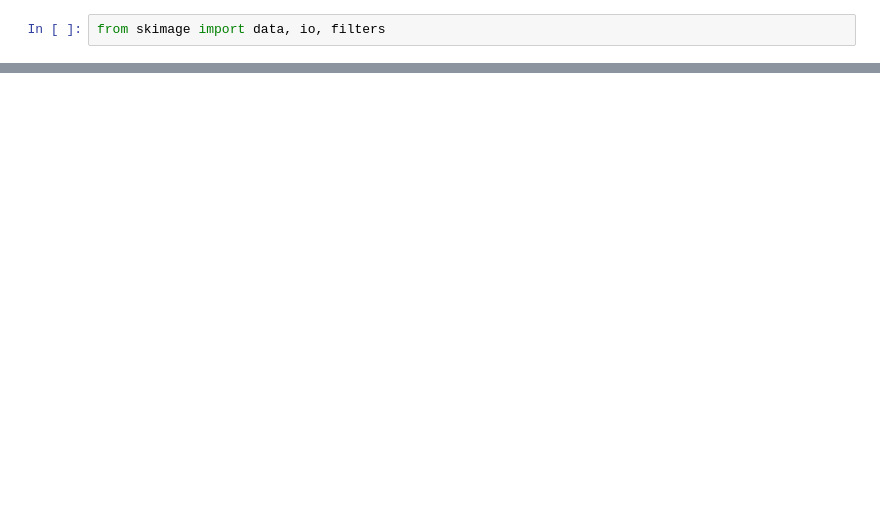
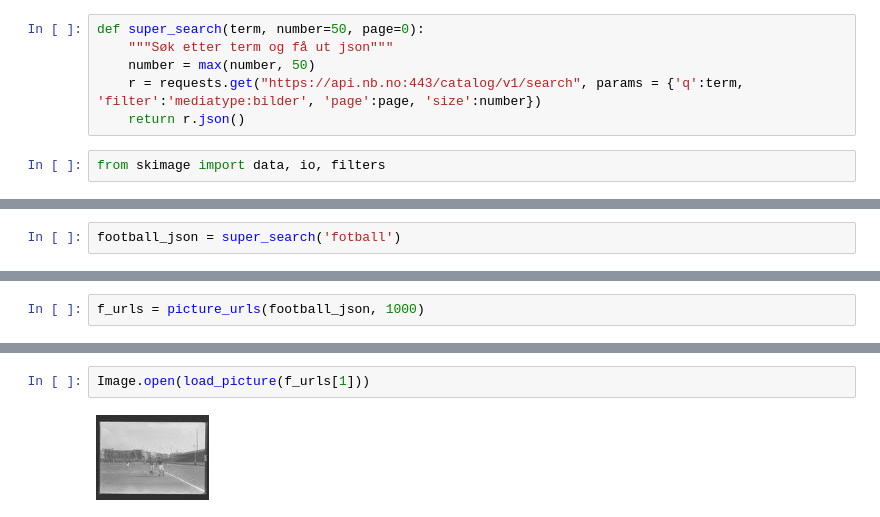
Before and after one commit to Yoonsen/Pictures, a Jupyter notebook: super_search_thumbnail.ipynb, the cells around one changed output, grey strips where cells are left out. Cells and saved outputs as stored; diff of their text form; blank space fills up the shorter version.

```diff
--- a/super_search_thumbnail.ipynb
+++ b/super_search_thumbnail.ipynb
@@ -5,3 +6,9 @@ from nbpictures import super_search, show_picture, load_picture, picture_urns, p
 %matplotlib inline
+# %%
+def super_search(term, number=50, page=0):
+    """Søk etter term og få ut json"""
+    number = max(number, 50)
+    r = requests.get("https://api.nb.no:443/catalog/v1/search", params = {'q':term, 'filter':'mediatype:bilder', 'page':page, 'size':number})
+    return r.json()
 # %%
 from skimage import data, io, filters
@@ -11,0 +15,2 @@ p = show_picture(pics, 2, 500)
+# %%
+football_json = super_search('fotball')
@@ -11,0 +37,2 @@ p = show_picture(pics, 2, 500)
+# %%
+f_urls = picture_urls(football_json, 1000)
@@ -11,0 +43,4 @@ p = show_picture(pics, 2, 500)
+# %%
+Image.open(load_picture(f_urls[1]))
+# %% [output]
+[figure, added]
```
Also changed, not shown: parts of 13 cells of this notebook, 3 other files.
